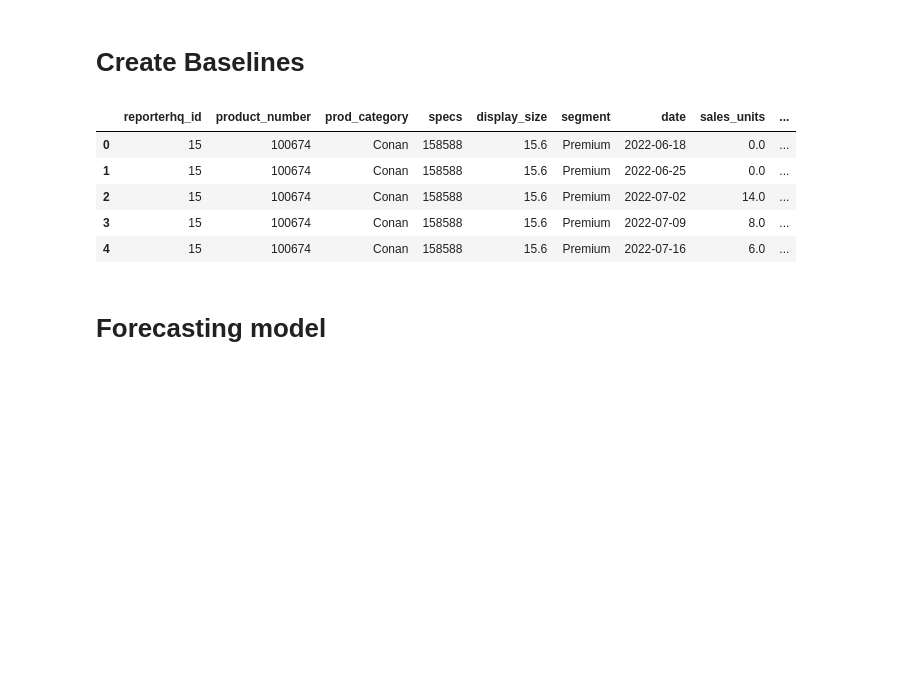
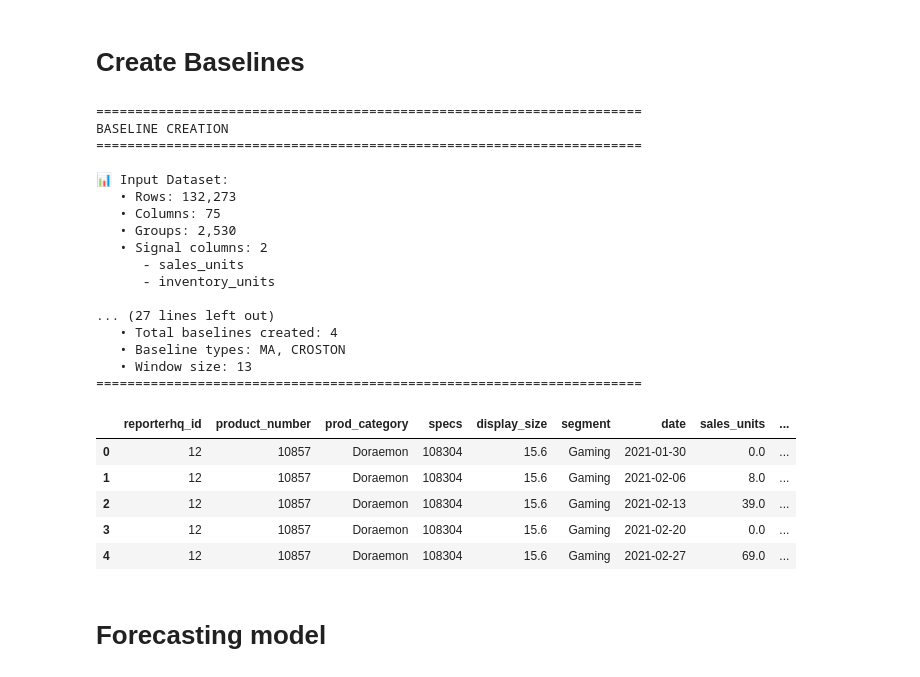
Before and after one commit to ipveka/Forecaster, a Jupyter notebook: notebooks/runner.ipynb, the cells around one changed output. Drawn from its saved outputs; the diff is of its cells as text; code cells hidden in the pictures; blank space fills up the shorter version.

Commit message:
updated notebook and improved baselines & guardrails

```diff
--- a/notebooks/runner.ipynb
+++ b/notebooks/runner.ipynb
@@ -282,6 +242,9 @@ date_column = 'date'
 signal_columns = ['sales_units', 'inventory_units']
 bs_window_size = 13
 
+# Methods
+baseline_methods = ["MA", "CROSTON"]
+
 # Feature baselines
 create_features = False
 # %%
@@ -289,24 +252,42 @@ create_features = False
 create_baselines = CreateBaselines()
 # %%
 # Call the function
-df_backtesting = create_baselines.create_ma_baseline(
-    df_with_features,
-    group_columns_cb,
-    date_column,
-    signal_columns,
-    bs_window_size,
-    create_features
+df_backtesting = create_baselines.run_baselines(
+    df=df_with_features,
+    group_cols=group_columns_cb,
+    date_col=date_column,
+    signal_cols=signal_columns,
+    baseline_types=baseline_methods,
+    bs_window_size=bs_window_size,
+    create_features=create_features
 )
 
 # Show
 df_backtesting.head()
 # %% [output]
+======================================================================
+BASELINE CREATION
+======================================================================
+
+📊 Input Dataset:
+   • Rows: 132,273
+   • Columns: 75
+   • Groups: 2,530
+   • Signal columns: 2
+      - sales_units
+      - inventory_units
+
+... (27 lines left out)
+   • Total baselines created: 4
+   • Baseline types: MA, CROSTON
+   • Window size: 13
+======================================================================
 |  | reporterhq_id | product_number | prod_category | specs | display_size | segment | date | sales_units | ... |
-| 0 | 15 | 100674 | Conan | 158588 | 15.6 | Premium | 2022-06-18 | 0.0 | ... |
-| 1 | 15 | 100674 | Conan | 158588 | 15.6 | Premium | 2022-06-25 | 0.0 | ... |
-| 2 | 15 | 100674 | Conan | 158588 | 15.6 | Premium | 2022-07-02 | 14.0 | ... |
-| 3 | 15 | 100674 | Conan | 158588 | 15.6 | Premium | 2022-07-09 | 8.0 | ... |
-| 4 | 15 | 100674 | Conan | 158588 | 15.6 | Premium | 2022-07-16 | 6.0 | ... |
+| 0 | 12 | 10857 | Doraemon | 108304 | 15.6 | Gaming | 2021-01-30 | 0.0 | ... |
+| 1 | 12 | 10857 | Doraemon | 108304 | 15.6 | Gaming | 2021-02-06 | 8.0 | ... |
+| 2 | 12 | 10857 | Doraemon | 108304 | 15.6 | Gaming | 2021-02-13 | 39.0 | ... |
+| 3 | 12 | 10857 | Doraemon | 108304 | 15.6 | Gaming | 2021-02-20 | 0.0 | ... |
+| 4 | 12 | 10857 | Doraemon | 108304 | 15.6 | Gaming | 2021-02-27 | 69.0 | ... |
 # %% [markdown]
 # Forecasting model
 # %% [markdown]
```
Also changed, not shown: parts of 22 cells of this notebook, 5 other files.
